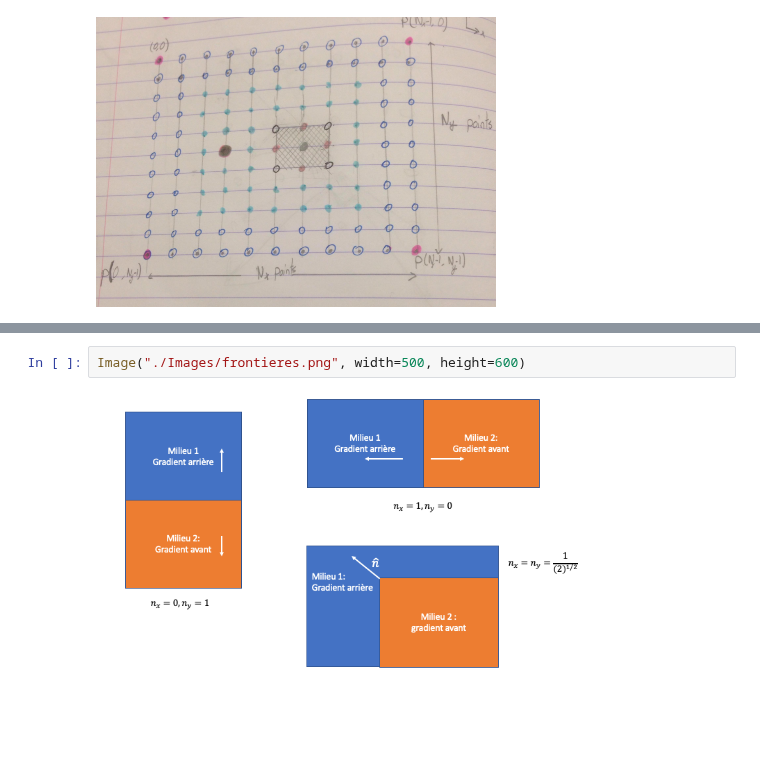
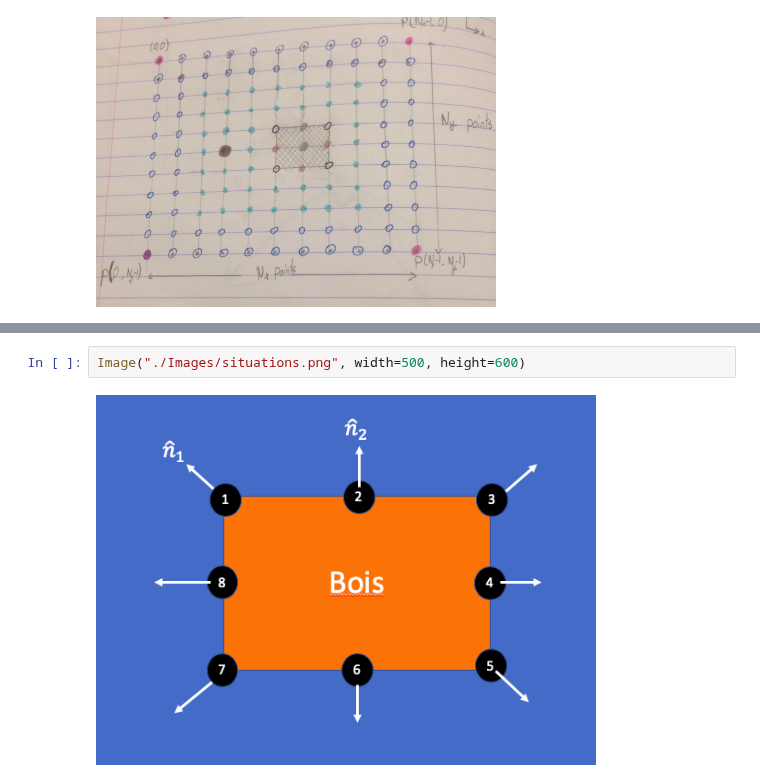
Before and after one commit to pierreluc-plt/ProjetSimulation, a Jupyter notebook: ConstructionMaillage.ipynb, the cells around one changed output, grey strips where cells are left out. Saved outputs shown, nothing was run; the diff lists cells and outputs as text; blank space fills up the shorter version.

```diff
--- a/ConstructionMaillage.ipynb
+++ b/ConstructionMaillage.ipynb
@@ -31,4 +45,4 @@ La situation est:
 # %%
-Image("./Images/frontieres.png", width=500, height=600)
+Image("./Images/situations.png", width=500, height=600)
 # %% [output]
-[figure, old version]
+[figure, new version]
```
Also changed, not shown: parts of 6 cells of this notebook.
